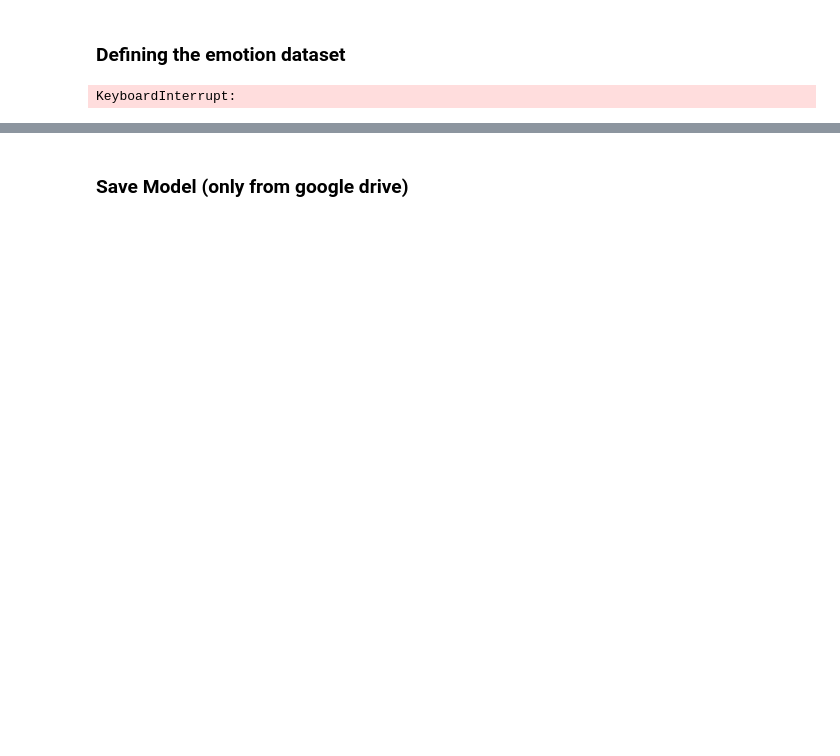
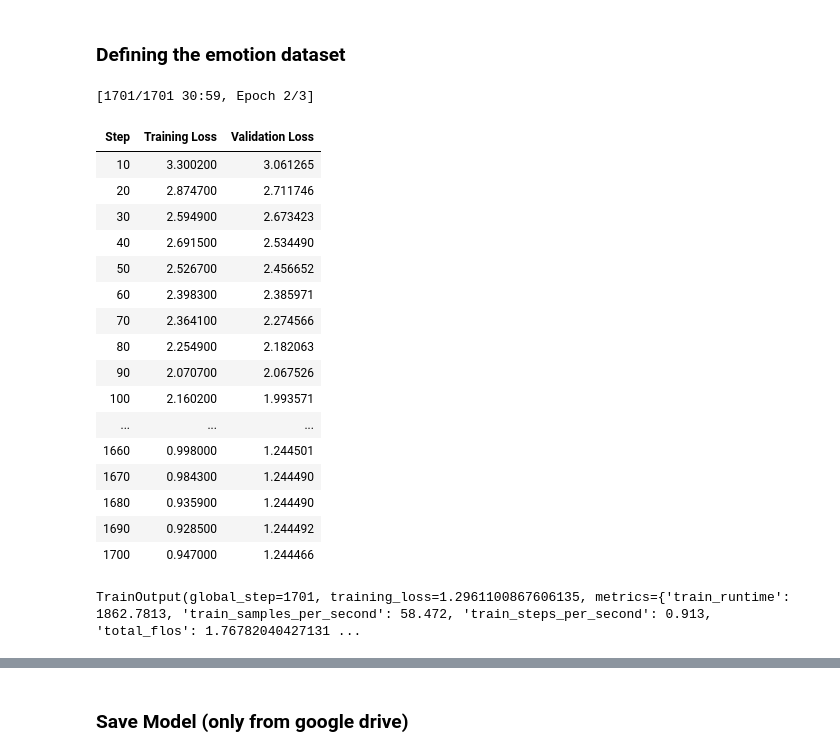
Before and after one commit to rgap/NMA-GoEmotions-Project, a Jupyter notebook: notebooks/10_model_building_bertClassifier_28classes_trainerlosses_improved.ipynb, the cells around one changed output, grey strips where cells are left out. Cells and saved outputs as stored; diff of their text form; code cells hidden in the pictures; blank space fills up the shorter version.

```diff
--- a/notebooks/10_model_building_bertClassifier_28classes_trainerlosses_improved.ipynb
+++ b/notebooks/10_model_building_bertClassifier_28classes_trainerlosses_improved.ipynb
@@ -142,7 +133,7 @@ You should probably TRAIN this model on a down-stream task to be able to use it
 ### Defining the emotion dataset
 # %%
 from torch.utils.data import Dataset
-from transformers import Trainer, TrainingArguments
+from transformers import Trainer, TrainingArguments, EarlyStoppingCallback
 
 
 # Create a Dataset class
@@ -153,56 +144,75 @@ class EmotionDataset(Dataset):
         self.labels = labels
 
     def __len__(self):
         return len(self.input_ids)
 
     def __getitem__(self, idx):
         return {
             'input_ids': self.input_ids[idx],
             'attention_mask': self.attention_masks[idx],
             'labels': self.labels[idx]
         }
 
 # Prepare datasets
 train_dataset = EmotionDataset(X_train, attention_masks_train, y_train)
 validation_dataset = EmotionDataset(X_validation, attention_masks_validation, y_validation)
 
 # Define training arguments
 training_args = TrainingArguments(
-   output_dir='./results',
-   num_train_epochs=3,
-   per_device_train_batch_size=32,
-   per_device_eval_batch_size=32,
-   warmup_steps=50,
-   weight_decay=0.01,
-   logging_dir='./logs',
-   logging_steps=10,
-   evaluation_strategy="steps",  # Evaluate by steps
-   save_strategy="steps",  # Save by steps
-   save_steps=100,
-   eval_steps=100,  # Evaluate every 100 steps
-   gradient_accumulation_steps=2,
-   fp16=True,
-   learning_rate=3e-5,
-   load_best_model_at_end=True,
-   lr_scheduler_type="reduce_lr_on_plateau",
-   metric_for_best_model="eval_loss",
-   save_total_limit=2,
-   greater_is_better=False,
-   no_cuda=True if device.type != 'cuda' else False,
+    output_dir='./results',  # Directory to save the model checkpoints
+    num_train_epochs=3,  # Total number of training epochs
+    per_device_train_batch_size=32,  # Batch size per device during training
+    per_device_eval_batch_size=32,  # Batch size for evaluation
+    warmup_steps=50,  # Number of warmup steps for learning rate scheduler
+    weight_decay=0.01,  # Strength of weight decay
+    logging_dir='./logs',  # Directory for storing logs
+    logging_steps=10,  # Log every X updates steps
+    evaluation_strategy="steps",  # Evaluate the model every X steps
+    save_strategy="steps",  # Save the model checkpoint every X steps
+    save_steps=0,  # Steps interval for saving model checkpoint (We dont need to save steps)
+    eval_steps=10,  # Steps interval for evaluation
+    gradient_accumulation_steps=2,  # Number of updates steps to accumulate before performing a backward/update pass
+    fp16=True,  # Use 16-bit (mixed) precision training
+    learning_rate=3e-5,  # The initial learning rate for AdamW optimizer
+    load_best_model_at_end=True,  # Load the best model when finished training (default metric is loss)
+    lr_scheduler_type="reduce_lr_on_plateau",  # Learning rate scheduler type
+    metric_for_best_model="eval_loss",  # Use loss to identify the best model
+    save_total_limit=2,  # Limit the total amount of checkpoints. Deletes the older checkpoints.
+    greater_is_better=False,  # Set to True if the metric to optimize is greater (e.g. Accuracy, F1). False for metrics which are lower (e.g. loss)
+    no_cuda=True if device.type != 'cuda' else False,  # Do not use CUDA even when available
 )
 
 # Initialize Trainer
 trainer = Trainer(
     model=model,
     args=training_args,
     train_dataset=train_dataset,
-    eval_dataset=validation_dataset
+    eval_dataset=validation_dataset,
+    callbacks=[EarlyStoppingCallback(early_stopping_patience=3)]
 )
 
 # Train the model
 trainer.train()
 # %% [output]
-KeyboardInterrupt:
+[1701/1701 30:59, Epoch 2/3]
+| Step | Training Loss | Validation Loss |
+| 10 | 3.300200 | 3.061265 |
+| 20 | 2.874700 | 2.711746 |
+| 30 | 2.594900 | 2.673423 |
+| 40 | 2.691500 | 2.534490 |
+| 50 | 2.526700 | 2.456652 |
+| 60 | 2.398300 | 2.385971 |
+| 70 | 2.364100 | 2.274566 |
+| 80 | 2.254900 | 2.182063 |
+| 90 | 2.070700 | 2.067526 |
+| 100 | 2.160200 | 1.993571 |
+| ... | ... | ... |
+| 1660 | 0.998000 | 1.244501 |
+| 1670 | 0.984300 | 1.244490 |
+| 1680 | 0.935900 | 1.244490 |
+| 1690 | 0.928500 | 1.244492 |
+| 1700 | 0.947000 | 1.244466 |
+TrainOutput(global_step=1701, training_loss=1.2961100867606135, metrics={'train_runtime': 1862.7813, 'train_samples_per_second': 58.472, 'train_steps_per_second': 0.913, 'total_flos': 1.76782040427131 ...
 # %%
 import matplotlib.pyplot as plt
 
```
Also changed, not shown: parts of 6 cells of this notebook, 2 other files.
